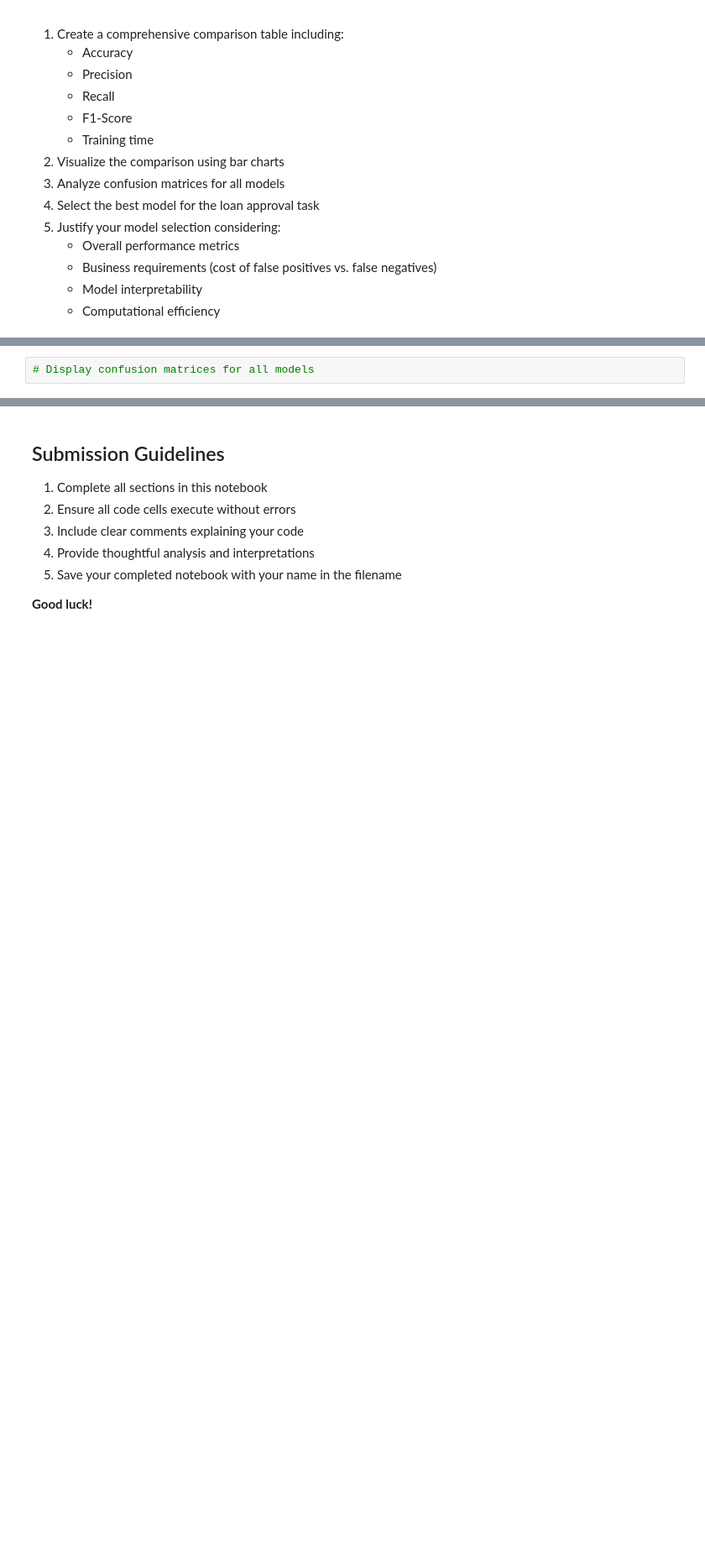
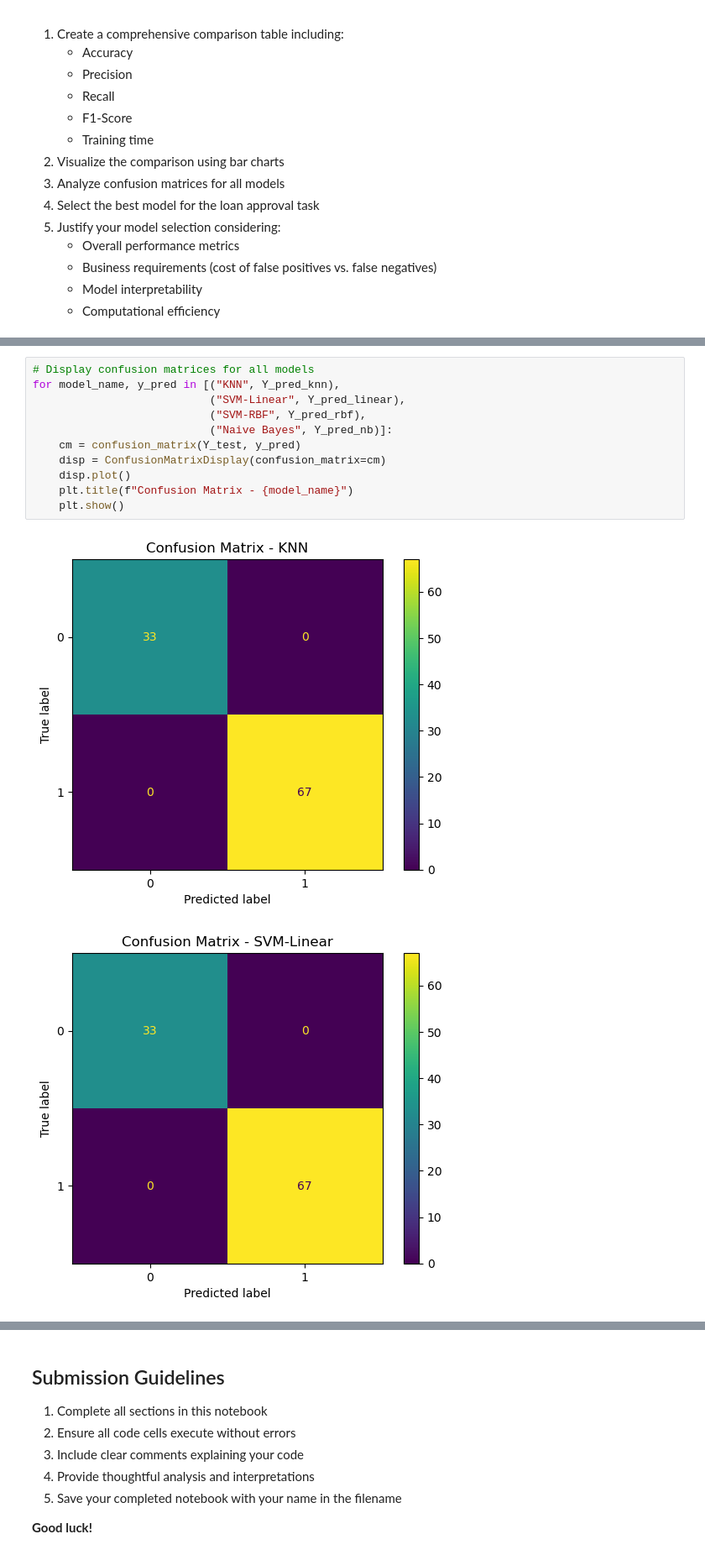
Before and after one commit to Blessing-Ekeh/dataraflow-week17-Classification-models, a Jupyter notebook: Take Home.ipynb, the cells around one changed output, grey strips where cells are left out. Shown at 84% size. Drawn from its saved outputs; the diff is of its cells as text; blank space fills up the shorter version.

```diff
--- a/Take Home.ipynb
+++ b/Take Home.ipynb
@@ -1764,2 +1949,14 @@ Build and evaluate the following classifiers:
 # %%
 # Display confusion matrices for all models
+for model_name, y_pred in [("KNN", Y_pred_knn),
+                           ("SVM-Linear", Y_pred_linear),
+                           ("SVM-RBF", Y_pred_rbf),
+                           ("Naive Bayes", Y_pred_nb)]:
+    cm = confusion_matrix(Y_test, y_pred)
+    disp = ConfusionMatrixDisplay(confusion_matrix=cm)
+    disp.plot()
+    plt.title(f"Confusion Matrix - {model_name}")
+    plt.show()
+# %% [output]
+[figure, added]
+[figure, added]
```
Also changed, not shown: parts of 23 cells of this notebook.
